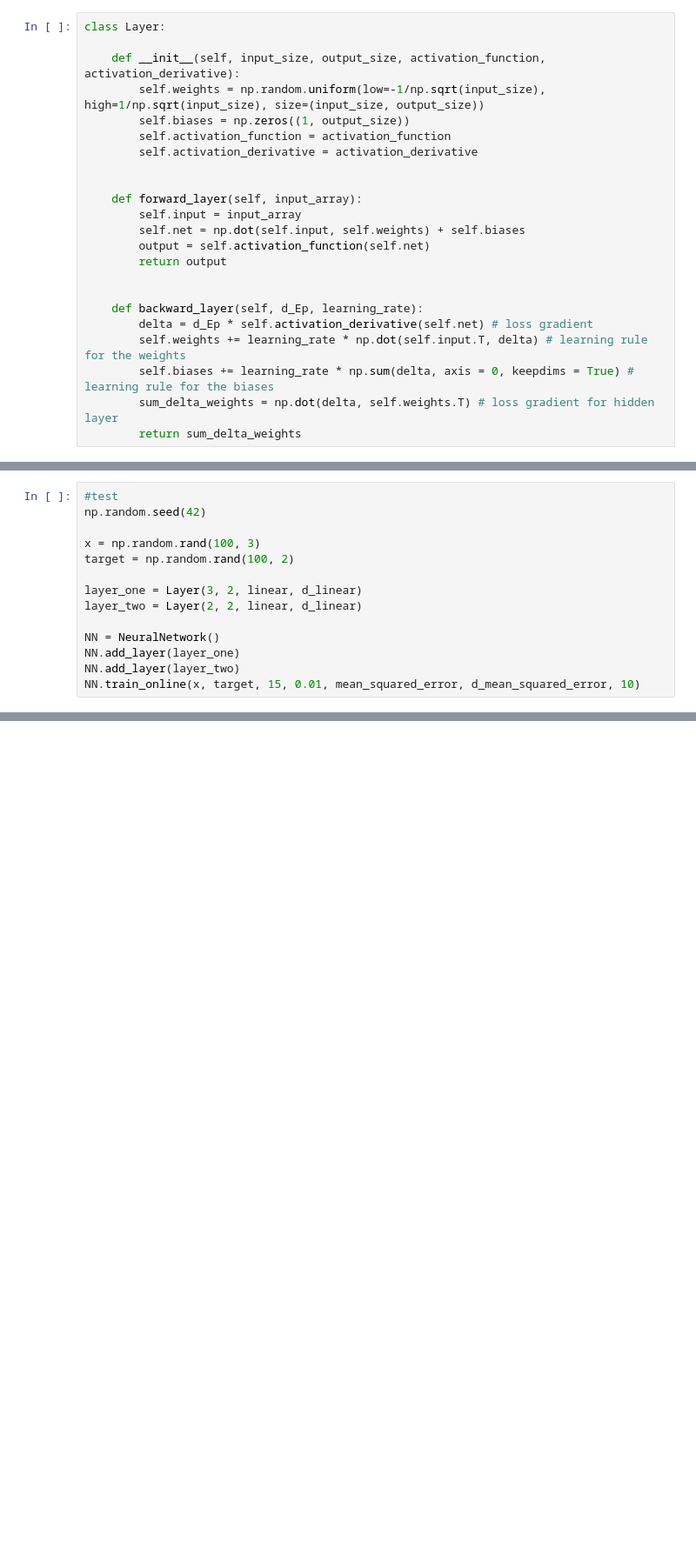
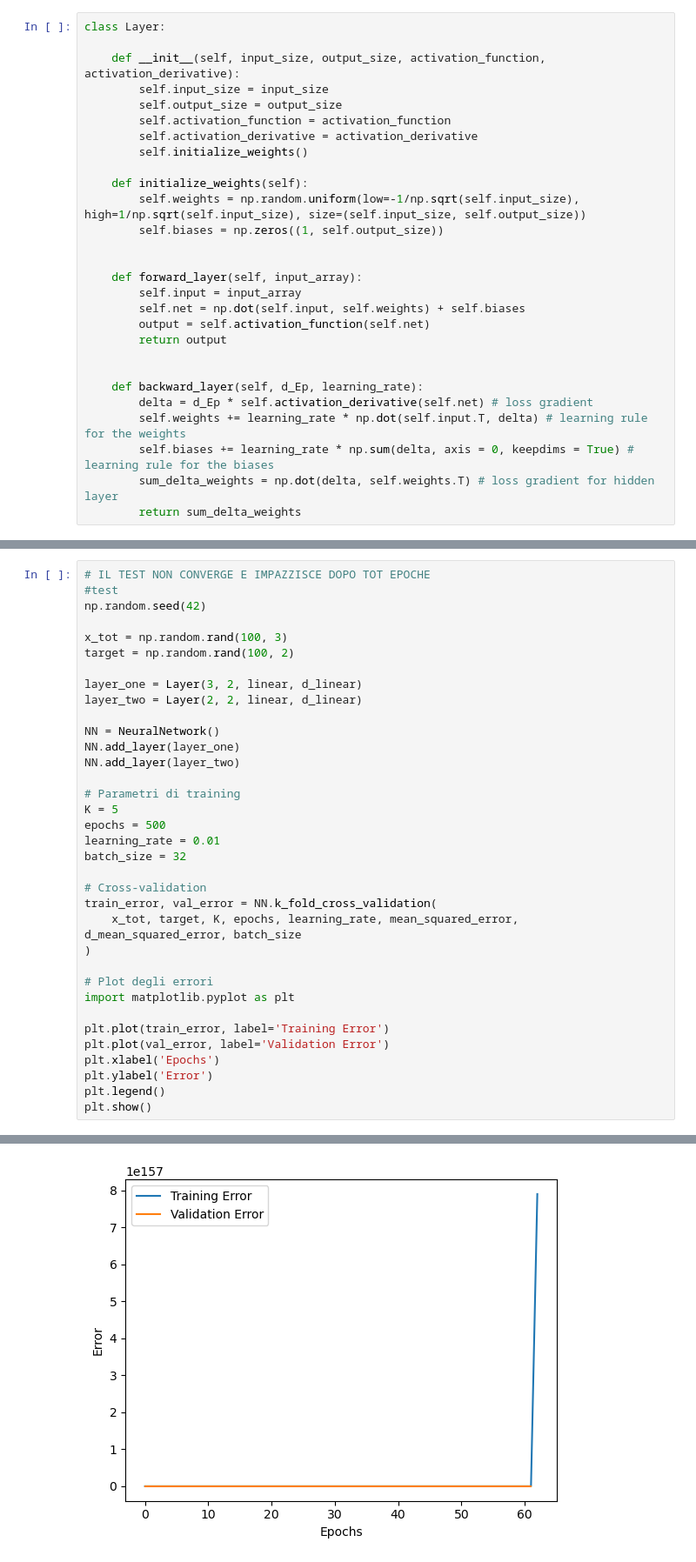
Before and after one commit to AlbertoMontanelli/Machine-Learning, a Jupyter notebook: neural_network.ipynb, the cells around one changed output, grey strips where cells are left out. Shown: that part at 87% size. Drawn from its saved outputs; the diff is of its cells as text; blank space fills up the shorter version.

```diff
--- a/neural_network.ipynb
+++ b/neural_network.ipynb
@@ -166,10 +173,15 @@ Initialized extracting randomly from a uniform distribution [-1/a, 1/a], where a
 class Layer:
 
     def __init__(self, input_size, output_size, activation_function, activation_derivative):
-        self.weights = np.random.uniform(low=-1/np.sqrt(input_size), high=1/np.sqrt(input_size), size=(input_size, output_size))
-        self.biases = np.zeros((1, output_size))
+        self.input_size = input_size
+        self.output_size = output_size
         self.activation_function = activation_function
         self.activation_derivative = activation_derivative
+        self.initialize_weights()
+
+    def initialize_weights(self):
+        self.weights = np.random.uniform(low=-1/np.sqrt(self.input_size), high=1/np.sqrt(self.input_size), size=(self.input_size, self.output_size))
+        self.biases = np.zeros((1, self.output_size))
 
 
     def forward_layer(self, input_array):
@@ -369,8 +394,9 @@ class NeuralNetwork:
 # %%
+# IL TEST NON CONVERGE E IMPAZZISCE DOPO TOT EPOCHE
 #test
 np.random.seed(42)
 
-x = np.random.rand(100, 3)
+x_tot = np.random.rand(100, 3)
 target = np.random.rand(100, 2)
 
 layer_one = Layer(3, 2, linear, d_linear)
@@ -379,5 +405,25 @@ layer_two = Layer(2, 2, linear, d_linear)
 NN = NeuralNetwork()
 NN.add_layer(layer_one)
 NN.add_layer(layer_two)
-NN.train_online(x, target, 15, 0.01, mean_squared_error, d_mean_squared_error, 10)
+
+# Parametri di training
+K = 5
+epochs = 500
+learning_rate = 0.01
+batch_size = 32
+
+# Cross-validation
+train_error, val_error = NN.k_fold_cross_validation(
+    x_tot, target, K, epochs, learning_rate, mean_squared_error, d_mean_squared_error, batch_size
+)
+
+# Plot degli errori
+import matplotlib.pyplot as plt
+
+plt.plot(train_error, label='Training Error')
+plt.plot(val_error, label='Validation Error')
+plt.xlabel('Epochs')
+plt.ylabel('Error')
+plt.legend()
+plt.show()
 # %% [output]
@@ -400,0 +452 @@ ONLINE: Permutation #10, Epoch #14, Training error: 0.1724217307189626, Validati
+[figure, added]
```
Also changed, not shown: parts of 7 cells of this notebook.
